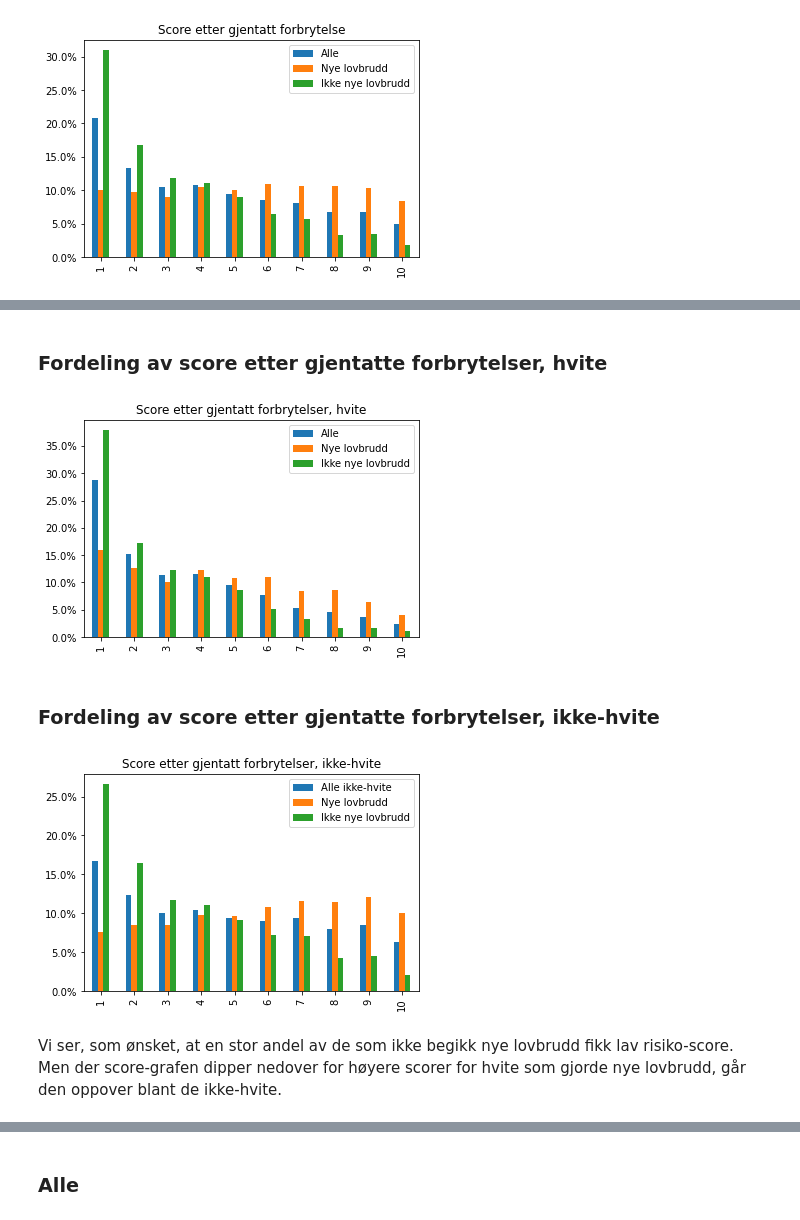
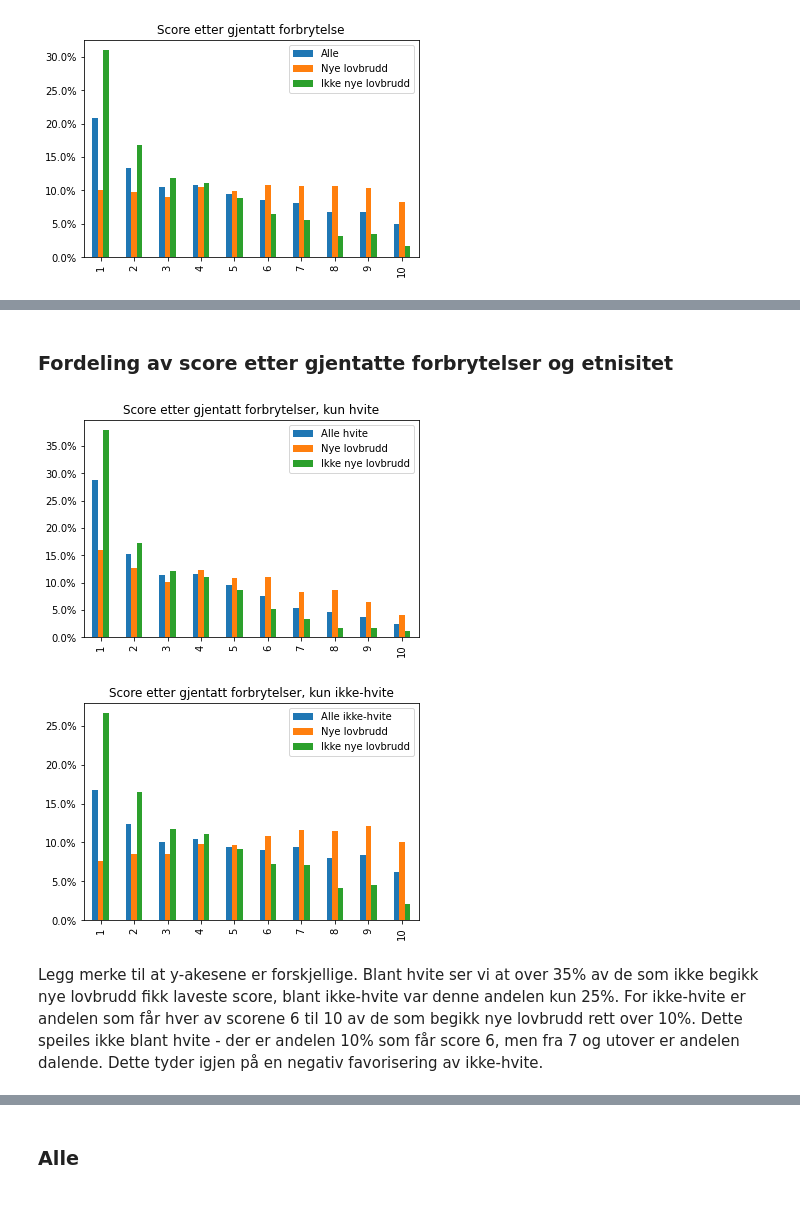
Before and after one commit to irisbore/hon2200-gr2, a Jupyter notebook: report/report.ipynb, the cells around one changed output, grey strips where cells are left out. Drawn from its saved outputs; the diff is of its cells as text; code cells hidden in the pictures.

```diff
--- a/report/report.ipynb
+++ b/report/report.ipynb
@@ -128,18 +131,14 @@ Vi ser en avtagende trend for personer som ikke gjorde nye lovbrudd, men blant p
 # %% [markdown]
-### Fordeling av score etter gjentatte forbrytelser, hvite
+### Fordeling av score etter gjentatte forbrytelser og etnisitet
 # %%
 df_white = df[df.white]
-plot_score_dist(df_white, "Score etter gjentatt forbrytelser, hvite", df_white.actual, "Nye lovbrudd", "Ikke nye lovbrudd")
+plot_score_dist(df_white, "Score etter gjentatt forbrytelser, kun hvite", df_white.actual, "Nye lovbrudd", "Ikke nye lovbrudd", "Alle hvite")
+df_non_white = df[~df.white]
+plot_score_dist(df_non_white, "Score etter gjentatt forbrytelser, kun ikke-hvite", df_non_white.actual, "Nye lovbrudd", "Ikke nye lovbrudd", "Alle ikke-hvite")
 # %% [output]
-[figure, old version]
+[figure, new version]
+[figure, added]
-# %% [markdown]
-### Fordeling av score etter gjentatte forbrytelser, ikke-hvite
-# %%
-df_non_white = df[~df.white]
-plot_score_dist(df_non_white, "Score etter gjentatt forbrytelser, ikke-hvite", df_non_white.actual, "Nye lovbrudd", "Ikke nye lovbrudd", "Alle ikke-hvite")
-# %% [output]
-[figure, removed]
-# %% [markdown]
-Vi ser, som ønsket, at en stor andel av de som ikke begikk nye lovbrudd fikk lav risiko-score. Men der score-grafen dipper nedover for høyere scorer for hvite som gjorde nye lovbrudd, går den oppover blant de ikke-hvite.
+# %% [markdown]
+Legg merke til at y-akesene er forskjellige. Blant hvite ser vi at over 35% av de som ikke begikk nye lovbrudd fikk laveste score, blant ikke-hvite var denne andelen kun 25%. For ikke-hvite er andelen som får hver av scorene 6 til 10 av de som begikk nye lovbrudd rett over 10%. Dette speiles ikke blant hvite - der er andelen 10% som får score 6, men fra 7 og utover er andelen dalende. Dette tyder igjen på en negativ favorisering av ikke-hvite.
 # %% [markdown]
 ## Betinget sannsynlighet
```
Also changed, not shown: parts of 35 cells of this notebook.
